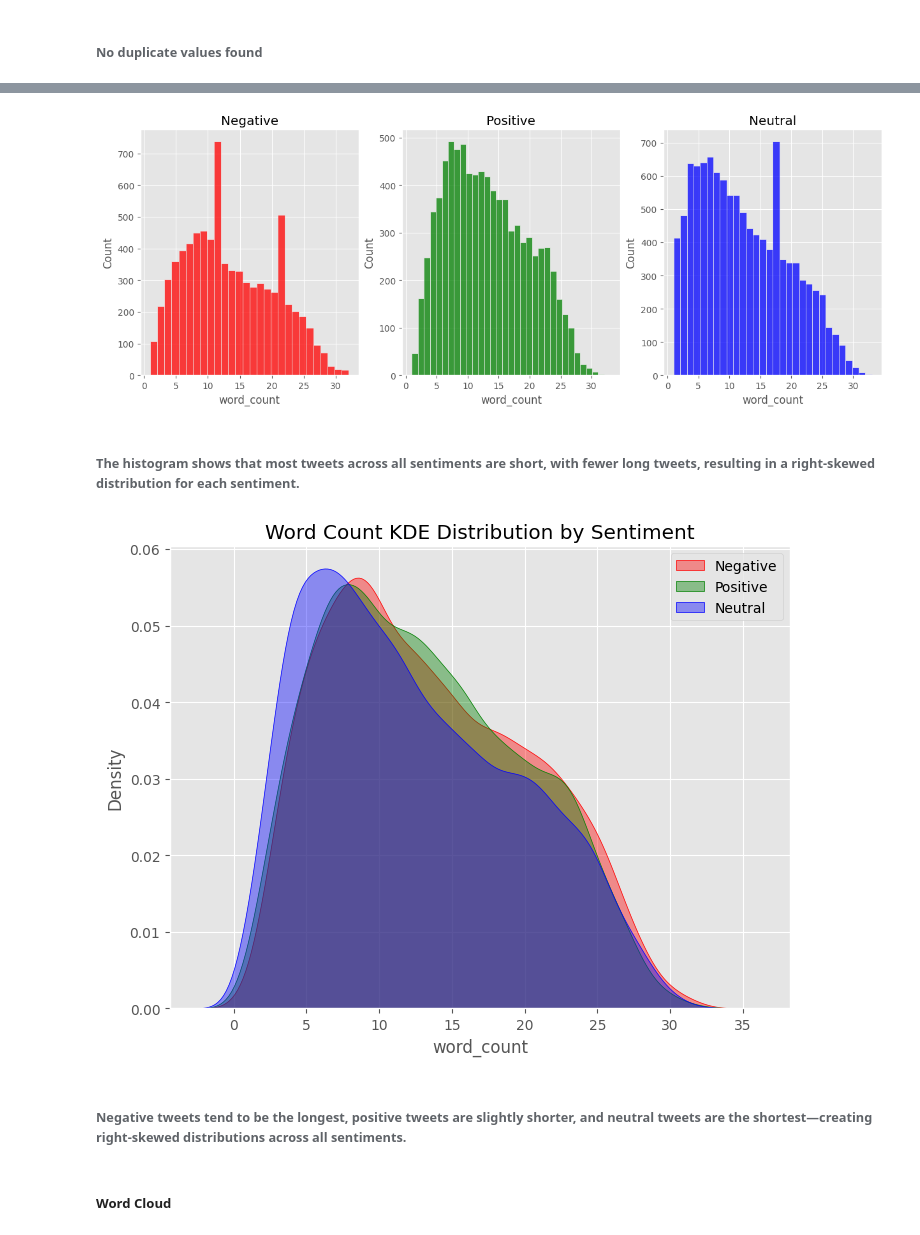
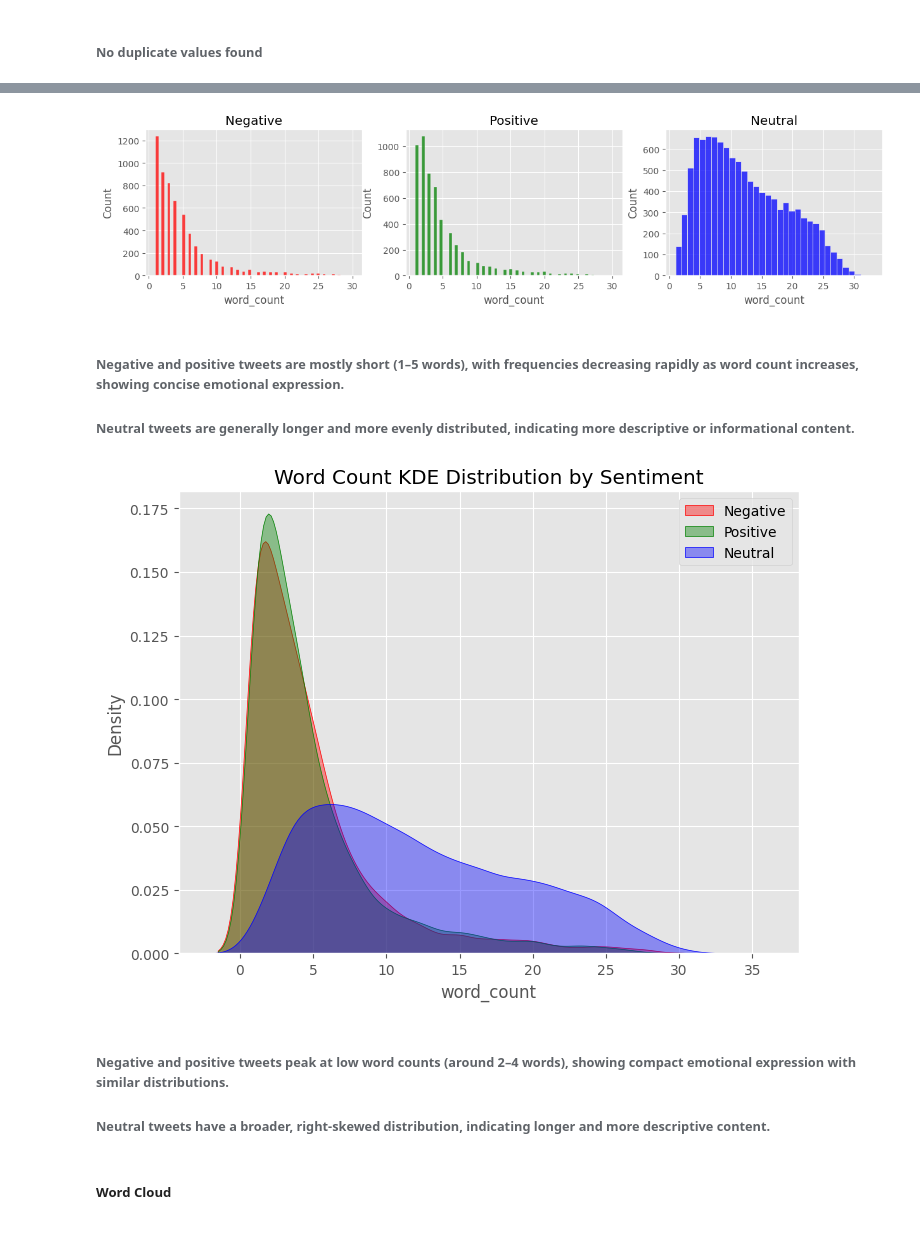
Before and after one commit to 4n1sh/AML, a Jupyter notebook: notebook/Untitled.ipynb, the cells around one changed output, grey strips where cells are left out. Cells and saved outputs as stored; diff of their text form; code cells hidden in the pictures.

```diff
--- a/notebook/Untitled.ipynb
+++ b/notebook/Untitled.ipynb
@@ -54,7 +54,7 @@ memory usage: 858.9+ KB
 ### Exploratory Data Analysis
 # %%
 #Let's drop selected text & text id column
-df.drop(['selected_text', 'textID'], axis=1, inplace=True)
+df.drop([ 'text','textID'], axis=1, inplace=True)
 target = 'sentiment'
 df.reset_index(drop=True, inplace=True) #Resetting the index
 original_df = df.copy(deep=True)
@@ -98,2 +98,4 @@ np.int64(0)
+# %%
+df = df.drop_duplicates(subset=['selected_text'])
 # %% [markdown]
 ###### No duplicate values found
@@ -105,0 +120,3 @@ plt.show()
+# %%
+df['text']=df['selected_text']
+df
@@ -105,0 +137,2 @@ plt.show()
+# %%
+df.drop(columns=['selected_text'], inplace=True)
@@ -106,27 +155,28 @@ plt.show()
 # %%
 df['word_count'] = df['text'].astype(str).apply(lambda x: len(x.split()))
-plt.figure(figsize=(15, 5))
+plt.figure(figsize=(15, 3))
 
 # Negative
 plt.subplot(1, 3, 1)
 sns.histplot(df[df['sentiment']=='negative']['word_count'], color='red')
 plt.title("Negative")
 
 # Positive
 plt.subplot(1, 3, 2)
 sns.histplot(df[df['sentiment']=='positive']['word_count'], color='green')
 plt.title("Positive")
 
 # Neutral
 plt.subplot(1, 3, 3)
 sns.histplot(df[df['sentiment']=='neutral']['word_count'], color='blue')
 plt.title("Neutral")
 
 plt.show()
 # %% [output]
-[figure, old version]
+[figure, new version]
 # %% [markdown]
-###### The histogram shows that most tweets across all sentiments are short, with fewer long tweets, resulting in a right-skewed distribution for each sentiment.
+###### Negative and positive tweets are mostly short (1–5 words), with frequencies decreasing rapidly as word count increases, showing concise emotional expression.
+###### Neutral tweets are generally longer and more evenly distributed, indicating more descriptive or informational content.
 # %%
 plt.figure(figsize=(8, 6))
 
@@ -141,9 +191,10 @@ plt.title('Word Count KDE Distribution by Sentiment')
 plt.legend()
 plt.show()
 # %% [output]
-[figure, old version]
+[figure, new version]
 # %% [markdown]
-###### Negative tweets tend to be the longest, positive tweets are slightly shorter, and neutral tweets are the shortest—creating right-skewed distributions across all sentiments.
+###### Negative and positive tweets peak at low word counts (around 2–4 words), showing compact emotional expression with similar distributions.
+###### Neutral tweets have a broader, right-skewed distribution, indicating longer and more descriptive content.
 # %% [markdown]
 ##### Word Cloud
 # %%
```
Also changed, not shown: parts of 30 cells of this notebook.
